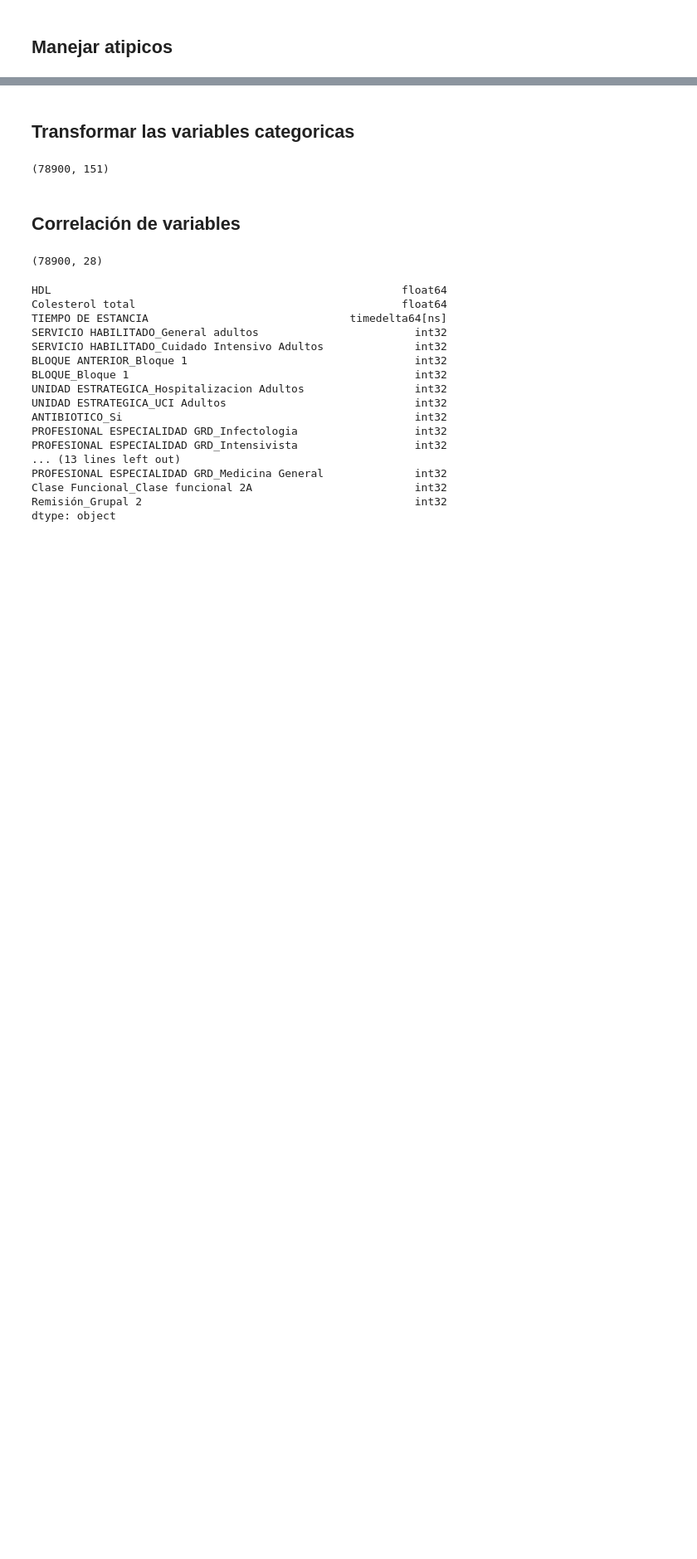
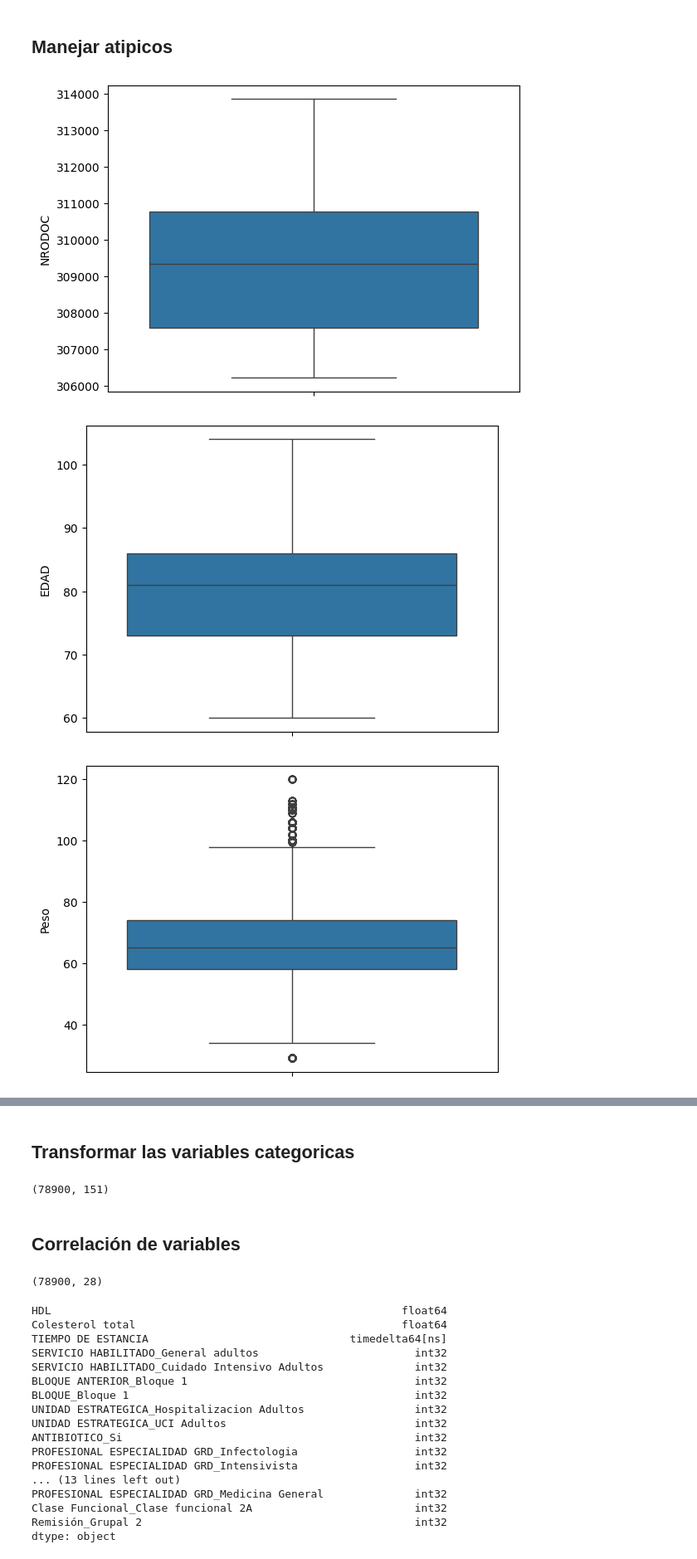
Before and after one commit to andresquinttero/Salud_Grupo4, a Jupyter notebook: analisis.ipynb, the cells around one changed output, grey strips where cells are left out. Shown at 83% size. Saved outputs shown, nothing was run; the diff lists cells and outputs as text; code cells hidden in the pictures; blank space fills up the shorter version.

```diff
--- a/analisis.ipynb
+++ b/analisis.ipynb
@@ -410,2 +428,12 @@ plt.show()
 # %% [markdown]
  ## Manejar atipicos
+# %%
+#graficar todos por separado los datos atipicos qie se encuentran en la base de datos df2 tipo numerico
+for i in df2.select_dtypes(include=['float64','int64']).columns:
+    sns.boxplot(df2[i])
+    plt.xticks(rotation=90)
+    plt.show()
+# %% [output]
+[figure, added]
+[figure, added]
+[figure, added]
```
Also changed, not shown: parts of 19 cells of this notebook.
